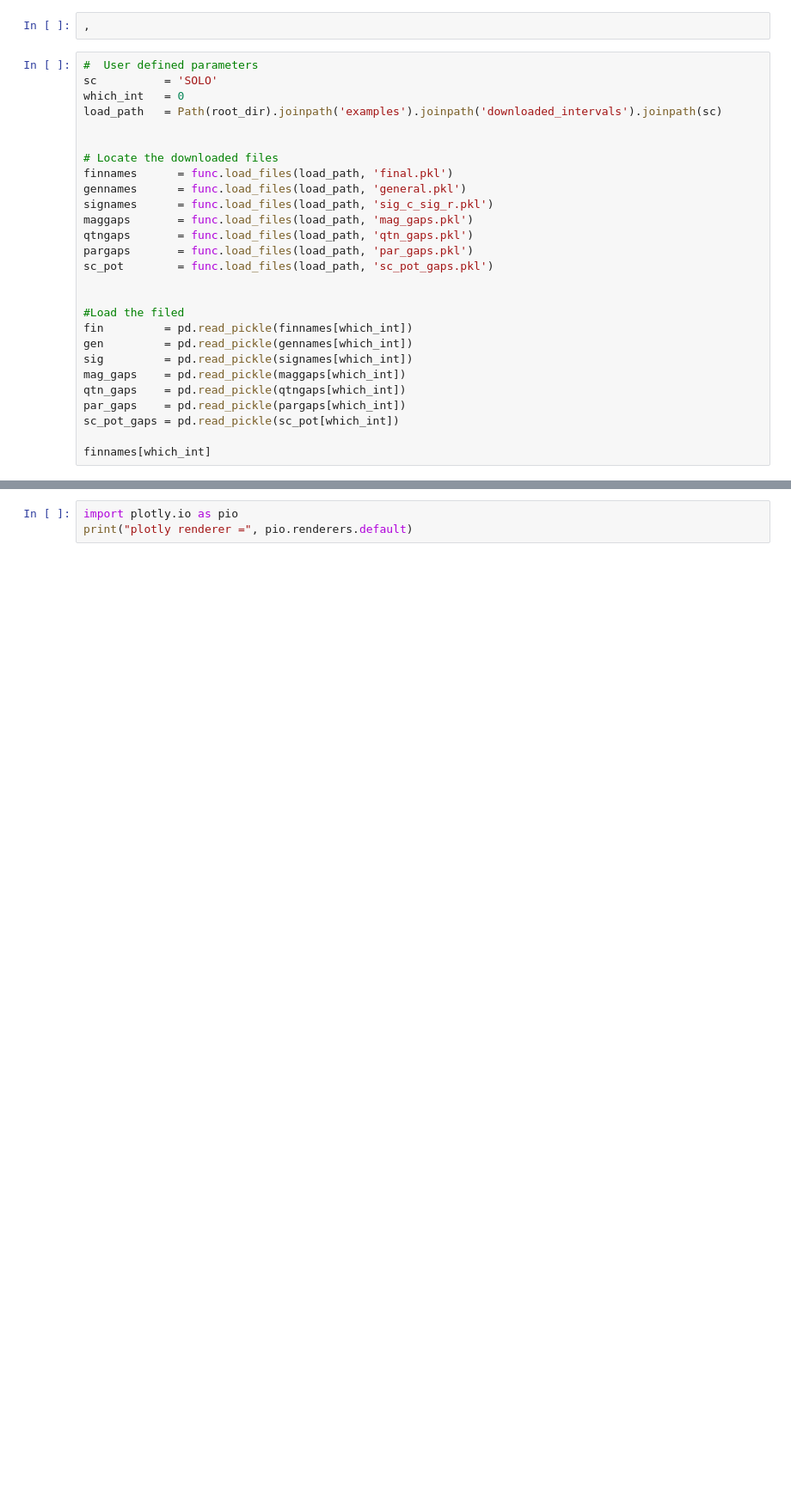
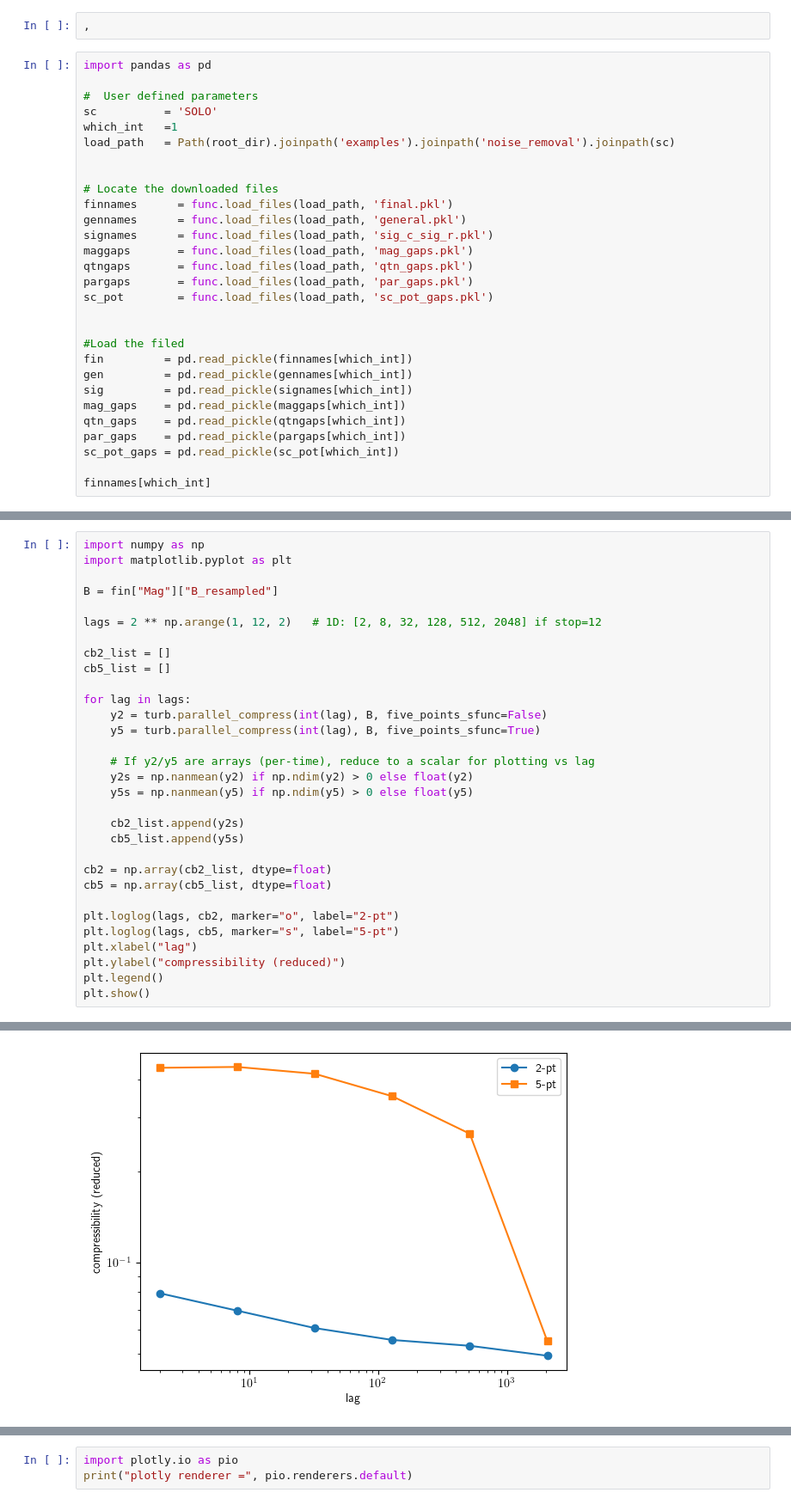
Before and after one commit to nsioulas/MHDTurbPy, a Jupyter notebook: Notebooks_Examples/SOLO.ipynb, the cells around one changed output, grey strips where cells are left out. Shown at 86% size. Saved outputs shown, nothing was run; the diff lists cells and outputs as text; blank space fills up the shorter version.

```diff
--- a/Notebooks_Examples/SOLO.ipynb
+++ b/Notebooks_Examples/SOLO.ipynb
@@ -277,10 +288,12 @@ Start Time: 2022-10-01 00:00:00
 # %%
 ,
 # %%
+import pandas as pd
+
 #  User defined parameters
 sc          = 'SOLO'
-which_int   = 0
-load_path   = Path(root_dir).joinpath('examples').joinpath('downloaded_intervals').joinpath(sc)
+which_int   =1
+load_path   = Path(root_dir).joinpath('examples').joinpath('noise_removal').joinpath(sc)
 
 
 # Locate the downloaded files
@@ -307,0 +332,32 @@ NameError: name 'func' is not defined
+# %%
+import numpy as np
+import matplotlib.pyplot as plt
+
+B = fin["Mag"]["B_resampled"]
+
+lags = 2 ** np.arange(1, 12, 2)   # 1D: [2, 8, 32, 128, 512, 2048] if stop=12
+
+cb2_list = []
+cb5_list = []
+
+for lag in lags:
+    y2 = turb.parallel_compress(int(lag), B, five_points_sfunc=False)
+    y5 = turb.parallel_compress(int(lag), B, five_points_sfunc=True)
+
+    # If y2/y5 are arrays (per-time), reduce to a scalar for plotting vs lag
+    y2s = np.nanmean(y2) if np.ndim(y2) > 0 else float(y2)
+    y5s = np.nanmean(y5) if np.ndim(y5) > 0 else float(y5)
+
+    cb2_list.append(y2s)
+    cb5_list.append(y5s)
+
+cb2 = np.array(cb2_list, dtype=float)
+cb5 = np.array(cb5_list, dtype=float)
+
+plt.loglog(lags, cb2, marker="o", label="2-pt")
+plt.loglog(lags, cb5, marker="s", label="5-pt")
+plt.xlabel("lag")
+plt.ylabel("compressibility (reduced)")
+plt.legend()
+plt.show()
+# %% [output]
@@ -307,0 +369 @@ NameError: name 'func' is not defined
+[figure, added]
```
Also changed, not shown: parts of 39 cells of this notebook, 3 other files.
